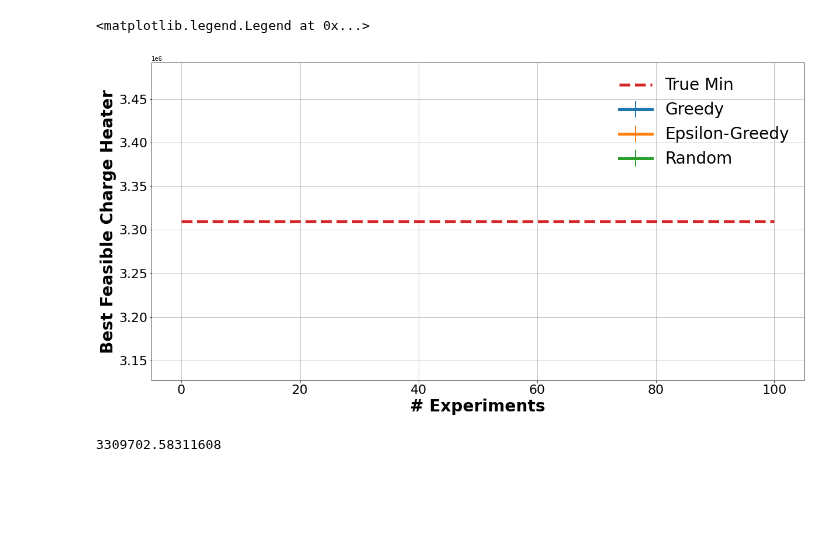
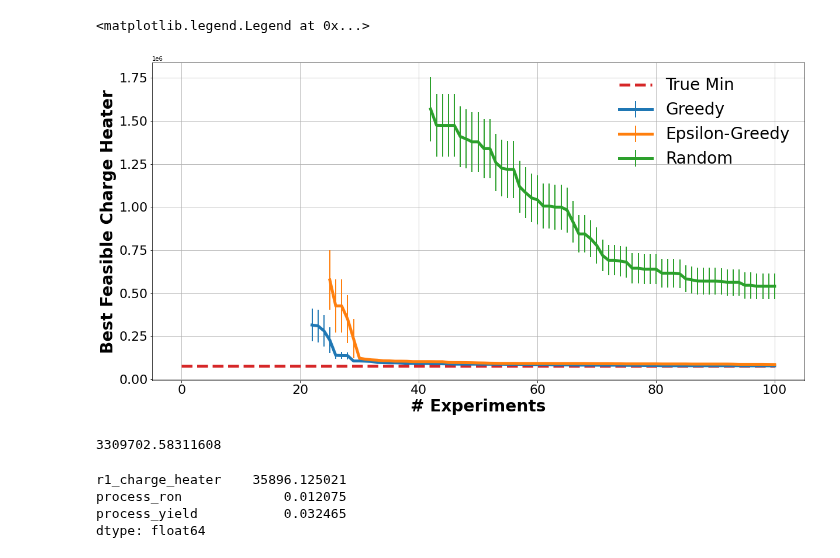
Before and after one commit to KISRDevelopment/iso-exploration, a Jupyter notebook: plot_traces.ipynb, the cells around one changed output. Saved outputs shown, nothing was run; the diff lists cells and outputs as text; code cells hidden in the pictures; blank space fills up the shorter version.

```diff
--- a/plot_traces.ipynb
+++ b/plot_traces.ipynb
@@ -7,39 +8,47 @@ df = pd.read_csv('iso.csv')
 df = df[df['r1_charge_heater'] >= 0]
 # %%
 min_ron = 83
-min_yield = 99
+min_yield = 98
 valid_comb_ix =(df['process_ron'] >= min_ron) & (df['process_yield'] >= min_yield)
 paths = [("Greedy", "traces/greedy_%d_%d.csv" % (min_ron, min_yield)), ("Epsilon-Greedy", "traces/eg_%d_%d.csv" % (min_ron, min_yield)), ("Random", "traces/random.csv")]
 
 f, ax = plt.subplots(1, 1, figsize=(20, 10))
 for name,p in paths:
     tdf = np.array(pd.read_csv(p).set_index("Unnamed: 0"))
 
     trace_chs = []
     for r in tdf:
         sdf = df.iloc[r]
         fix = (sdf['process_ron'] >= min_ron) & (sdf['process_yield'] >= min_yield)
         chs = np.array(sdf['r1_charge_heater'])
         chs[~fix] = np.inf
         trace_chs.append(np.minimum.accumulate(chs))
     mean_trace = np.mean(trace_chs, axis=0)
     stderr_trace = np.std(trace_chs, axis=0, ddof=1) / np.sqrt(len(trace_chs))
 
     ax.errorbar(np.arange(mean_trace.shape[0]), mean_trace, yerr=stderr_trace, linewidth=5, label=name, marker='o', markersize=2, elinewidth=2)
     #ax.plot(, )
 
 ax.plot(np.arange(mean_trace.shape[0]), np.ones(mean_trace.shape[0]) *
         np.min(df[valid_comb_ix]['r1_charge_heater']), linewidth=5, linestyle='--', label='True Min')
 ax.tick_params(axis='x', labelsize=22)
 ax.tick_params(axis='y', labelsize=22)
 ax.set_xlabel('# Experiments', fontsize=28, fontweight='bold')
 ax.set_ylabel('Best Feasible Charge Heater', fontsize=28, fontweight='bold')
 ax.grid(True)
 ax.legend(fontsize=28, frameon=False)
 # %% [output]
 <matplotlib.legend.Legend at 0x...>
-[figure, old version]
+[figure, new version]
 # %%
 np.min(df[(df['process_ron'] >= 83) & (df['process_yield'] >= 99)]['r1_charge_heater'])
 # %% [output]
 3309702.58311608
+# %%
+sdf = df[(df['r1_temp'] == 152) & (df['r2_temp'] == 132)]
+np.std(sdf[['r1_charge_heater', 'process_ron', 'process_yield']], axis=0, ddof=1)
+# %% [output]
+r1_charge_heater    35896.125021
+process_ron             0.012075
+process_yield           0.032465
+dtype: float64
```
Also changed, not shown: parts of 2 cells of this notebook, 4 other files.
